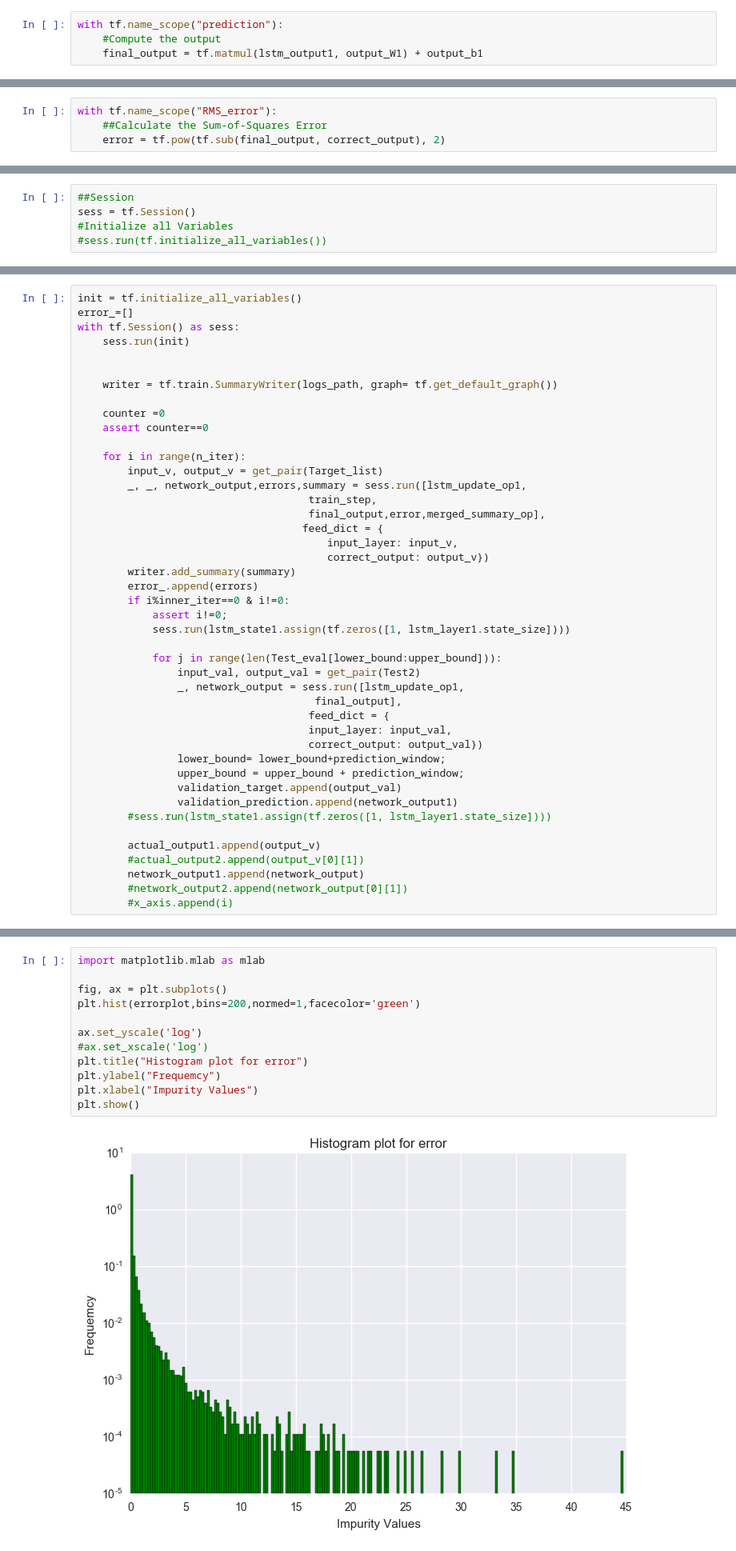
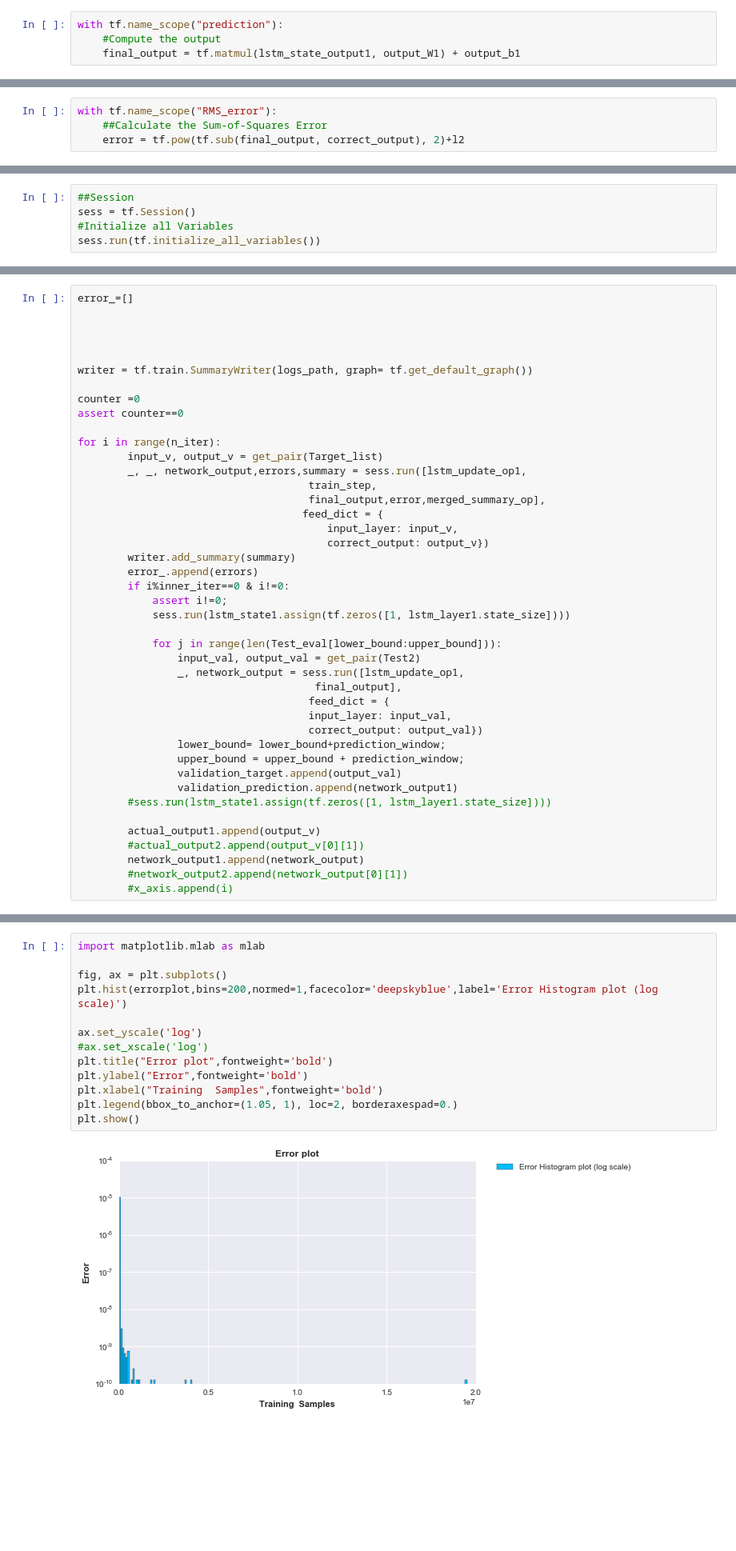
Before and after one commit to adderbyte/LSTM_time_series_dynamic_Behaviour_modelling, a Jupyter notebook: LSTM_RNN/2_prediction_using_only_PM10.ipynb, the cells around one changed output, grey strips where cells are left out. Shown at 80% size. Saved outputs shown, nothing was run; the diff lists cells and outputs as text; blank space fills up the shorter version.

```diff
--- a/LSTM_RNN/2_prediction_using_only_PM10.ipynb
+++ b/LSTM_RNN/2_prediction_using_only_PM10.ipynb
@@ -225,7 +246,7 @@ with tf.name_scope("weight_Bias_learning_rate"):
 # %%
 with tf.name_scope("prediction"):
     #Compute the output
-    final_output = tf.matmul(lstm_output1, output_W1) + output_b1
+    final_output = tf.matmul(lstm_state_output1, output_W1) + output_b1
 # %%
 final_output.get_shape() # verify output shape
 # %% [output]
@@ -237,7 +258,7 @@ output_W1 # verify weight shape
 # %%
 with tf.name_scope("RMS_error"):
     ##Calculate the Sum-of-Squares Error
-    error = tf.pow(tf.sub(final_output, correct_output), 2)
+    error = tf.pow(tf.sub(final_output, correct_output), 2)+l2
 # %%
 #error = tf.reshape(error,(1,))
 # %%
@@ -270,7 +291,7 @@ merged_summary_op =   tf.merge_summary([mse,prediction,bias_vec,error_stats,weig
 ##Session
 sess = tf.Session()
 #Initialize all Variables
-#sess.run(tf.initialize_all_variables())
+sess.run(tf.initialize_all_variables())
 # %%
 len(Target_list)
 # %% [output]
@@ -317,16 +384,15 @@ Remainder
 # %%
-init = tf.initialize_all_variables()
 error_=[]
-with tf.Session() as sess:
-    sess.run(init)
 
 
-    writer = tf.train.SummaryWriter(logs_path, graph= tf.get_default_graph())
 
-    counter =0
-    assert counter==0
 
-    for i in range(n_iter):
+writer = tf.train.SummaryWriter(logs_path, graph= tf.get_default_graph())
+
+counter =0
+assert counter==0
+
+for i in range(n_iter):
         input_v, output_v = get_pair(Target_list)
         _, _, network_output,errors,summary = sess.run([lstm_update_op1,
                                      train_step,
@@ -388,17 +452,18 @@ plt.show()
 # %%
 import matplotlib.mlab as mlab
 
 fig, ax = plt.subplots()
-plt.hist(errorplot,bins=200,normed=1,facecolor='green')
+plt.hist(errorplot,bins=200,normed=1,facecolor='deepskyblue',label='Error Histogram plot (log scale)')
 
 ax.set_yscale('log')
 #ax.set_xscale('log')
-plt.title("Histogram plot for error")
-plt.ylabel("Frequemcy")
-plt.xlabel("Impurity Values")
+plt.title("Error plot",fontweight='bold')
+plt.ylabel("Error",fontweight='bold')
+plt.xlabel("Training  Samples",fontweight='bold')
+plt.legend(bbox_to_anchor=(1.05, 1), loc=2, borderaxespad=0.)
 plt.show()
 # %% [output]
-[figure, old version]
+[figure, new version]
 # %% [markdown]
 # Extract Date in the series
 # %%
```
Also changed, not shown: parts of 39 cells of this notebook.
